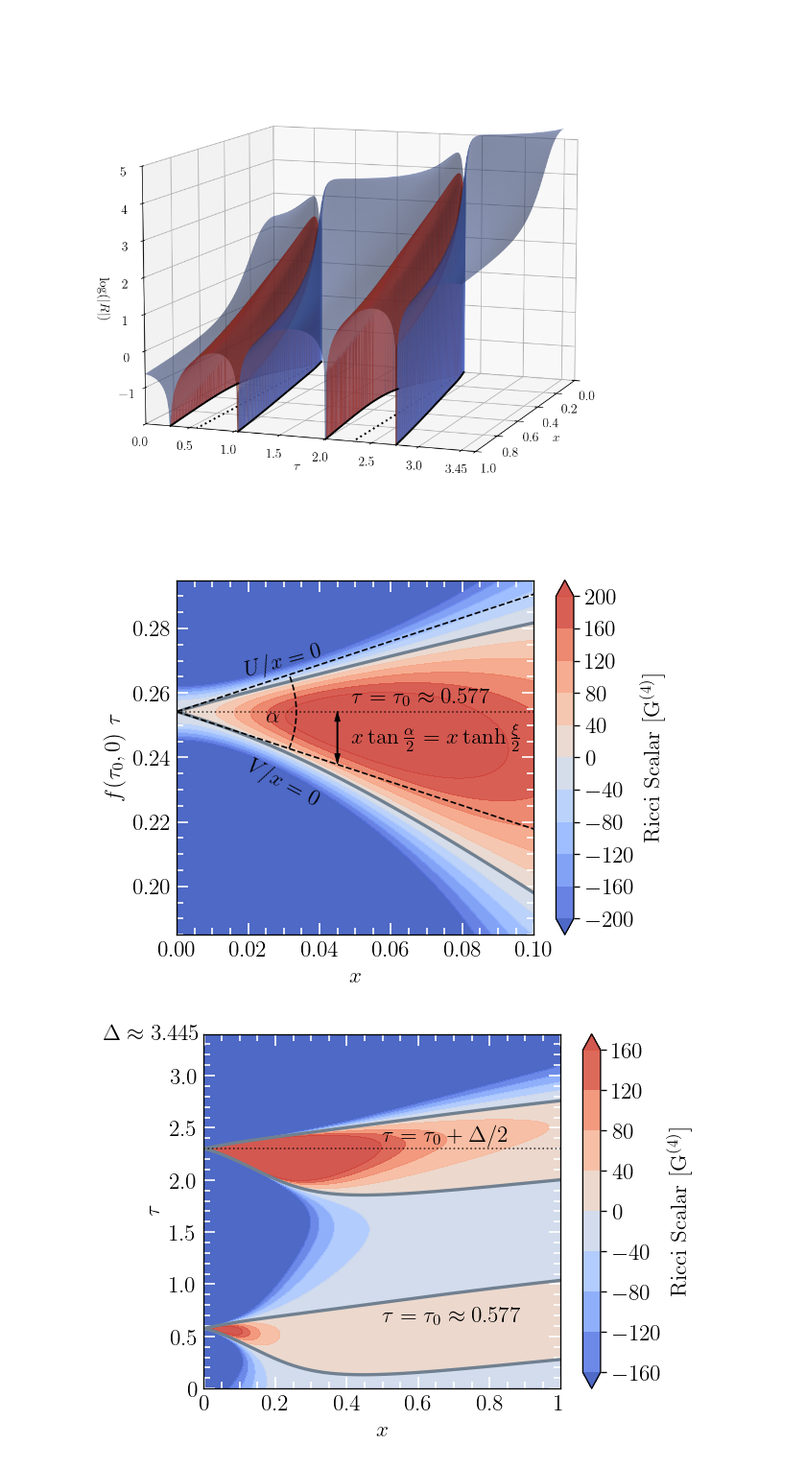
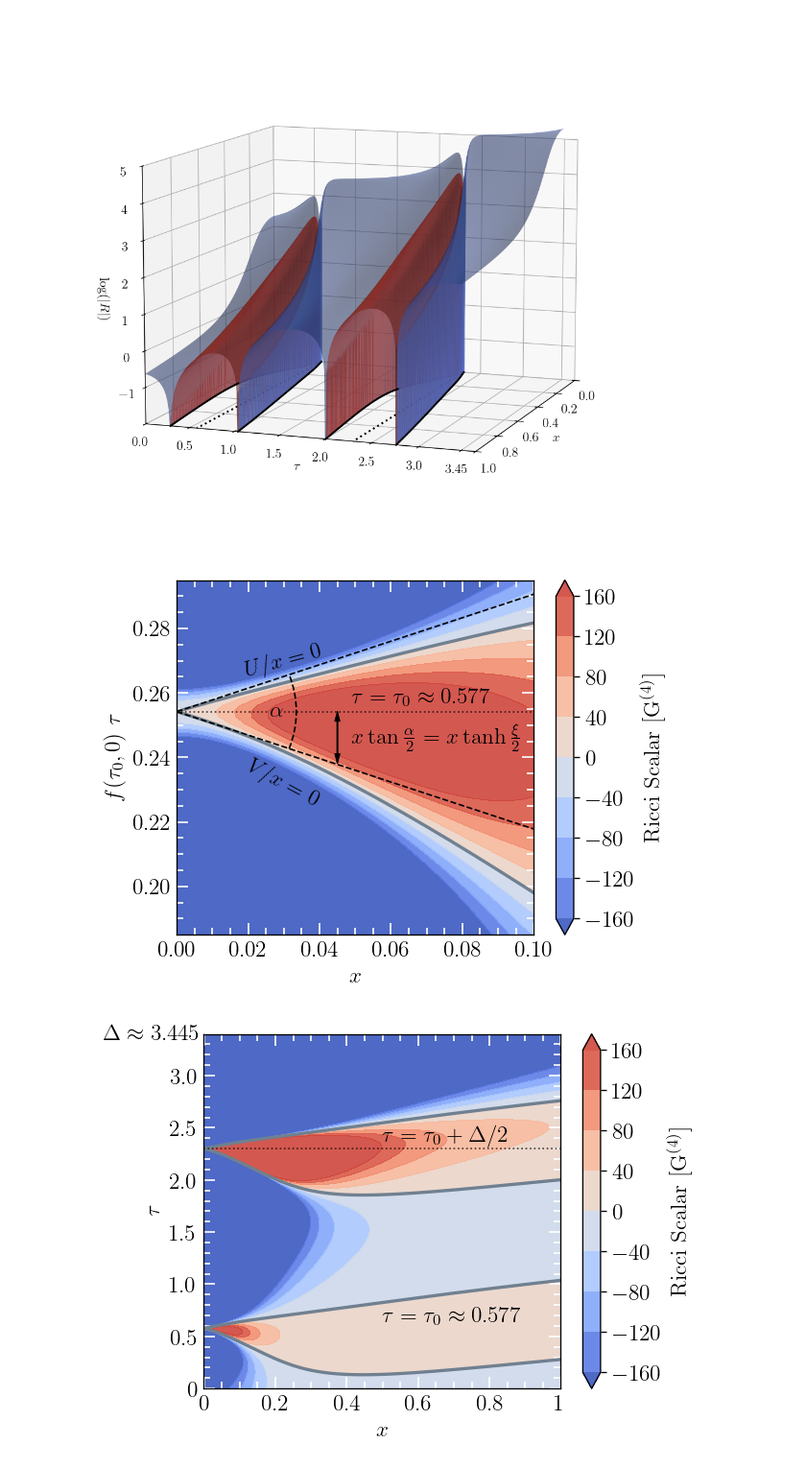
Before and after one commit to flecker96/critcoll_anyD, a Jupyter notebook: plots/SpacetimeCrystalFE.ipynb, the cells around one changed output. Shown at 96% size. Drawn from its saved outputs; the diff is of its cells as text; code cells hidden in the pictures.

```diff
--- a/plots/SpacetimeCrystalFE.ipynb
+++ b/plots/SpacetimeCrystalFE.ipynb
@@ -411,7 +411,7 @@ branch3 = np.loadtxt('unec_low.dat')
 branch4 = np.loadtxt('vnec_low.dat')
 
 # loading data for Ricci scalar
-data = np.loadtxt('R4d_cont.dat')
+data = np.loadtxt('R4d.dat')
 
 # constants
 f0=0.440516
@@ -423,7 +423,7 @@ scale=f0
 x, y, z = data[:, 0], f0*data[:, 1], data[:, 2]
 
 # reshaping the grid
-grid_shape = (401,401)
+grid_shape = (1601,801)
 X = x.reshape(grid_shape)
 Y = y.reshape(grid_shape)
 Z = z.reshape(grid_shape)
@@ -462,7 +462,7 @@ ax.tick_params(which='major', length=7, color='white')
 ax.tick_params(which='minor', length=4, color='white')
 
 # Define discrete levels for color mapping
-levels = np.linspace(-200, 200, 11)
+levels = np.linspace(-160, 160, 9)
 
 # Define a colormap with extended colors
 cmap = plt.get_cmap("coolwarm", len(levels)+1)
@@ -480,7 +480,7 @@ norm = BoundaryNorm(levels, open_cmap.N, extend='both')
 contourf = ax.contourf(X, Y, Z_clipped, levels=levels, cmap=open_cmap, extend='both', norm=norm, alpha=0.9)
 
 # some text labels
-ax.text(0.025,0.251,r'$\alpha$', color="black", fontsize=14)
+ax.text(0.026,0.2528,r'$\alpha$', color="black", fontsize=14)
 ax.text(0.03, 0.27,r'$U/x=0$', color="black", fontsize=14, rotation=15, ha='center', va='center')
 ax.text(0.03, 0.232,r'$V/x=0$', color="black", fontsize=14, rotation=-28, ha='center', va='center')
 ax.text(0.049, 0.257, r'$\tau=\tau_0\approx 0.577$', color="black", fontsize=14)
@@ -505,35 +505,37 @@ arc = patches.Arc(center, width=width, height=height, theta1=theta1, theta2=thet
 ax.add_patch(arc)
 
 # add two-headed arrow
 plt.arrow(0.045, f0*tau0, 0, -0.81*0.045*f0, width=0.0002, head_width=0.0015, head_length=0.003, linewidth=0.5, color='black', length_includes_head=True)
 plt.arrow(0.045, f0*tau0-0.81*0.045*f0, 0, 0.81*0.045*f0, width=0.0002, head_width=0.0015, head_length=0.003, linewidth=0.5, color='black', length_includes_head=True)
 
 
 #plt.plot([0.05,0.05],[f0*tau0,f0*tau0-0.75*0.05*f0],color="black",linestyle="-",linewidth=1,zorder=3,alpha=1)
 ax.text(0.049, f0*tau0-0.9*0.025*f0, r'$x\tan\frac{\alpha}{2}=x\tanh\frac{\xi}{2} $', color="black", fontsize=14)
 
 
 # NEC angle
 plt.plot(x,line1,color="black",linestyle="--",linewidth=1,zorder=3,alpha=1)
 plt.plot(x,line2,color="black",linestyle="--",linewidth=1,zorder=3,alpha=1)
 
 #\tau = \tau_0 line
-ax.axhline(y=scale*branch3[0,1], color='black', linestyle=':', linewidth=1,zorder=2,alpha=0.7)
+#ax.axhline(y=scale*branch3[0,1], color='black', linestyle=':', linewidth=1,zorder=2,alpha=0.7)
+plt.plot([0,0.026],[scale*branch3[0,1],scale*branch3[0,1]], color='black', linestyle=':', linewidth=1,zorder=2,alpha=0.7)
+plt.plot([0.03,0.1],[scale*branch3[0,1],scale*branch3[0,1]], color='black', linestyle=':', linewidth=1,zorder=2,alpha=0.7)
 
 # Add a color bar
 cbar = fig.colorbar(contourf, ax=ax, extend='both', ticks=levels)
 cbar.set_label(r'$\rm Ricci~Scalar~[G^{(4)}]$', labelpad=3)
 
 ax.set_xlabel(r'$x$')
 ax.set_ylabel(r'$f(\tau_0,0)~\tau$')
 
 #ax.annotate(r'$0.00$', xy=(62, 43), xycoords='figure pixels')
 
 plt.savefig("NECanglenew.pdf",dpi=200,bbox_inches='tight')
 
 #plt.show()
 # %% [output]
-[figure, old version]
+[figure, new version]
 # %%
 import numpy as np
 import matplotlib.pyplot as plt
```
Also changed, not shown: 1 other file.
